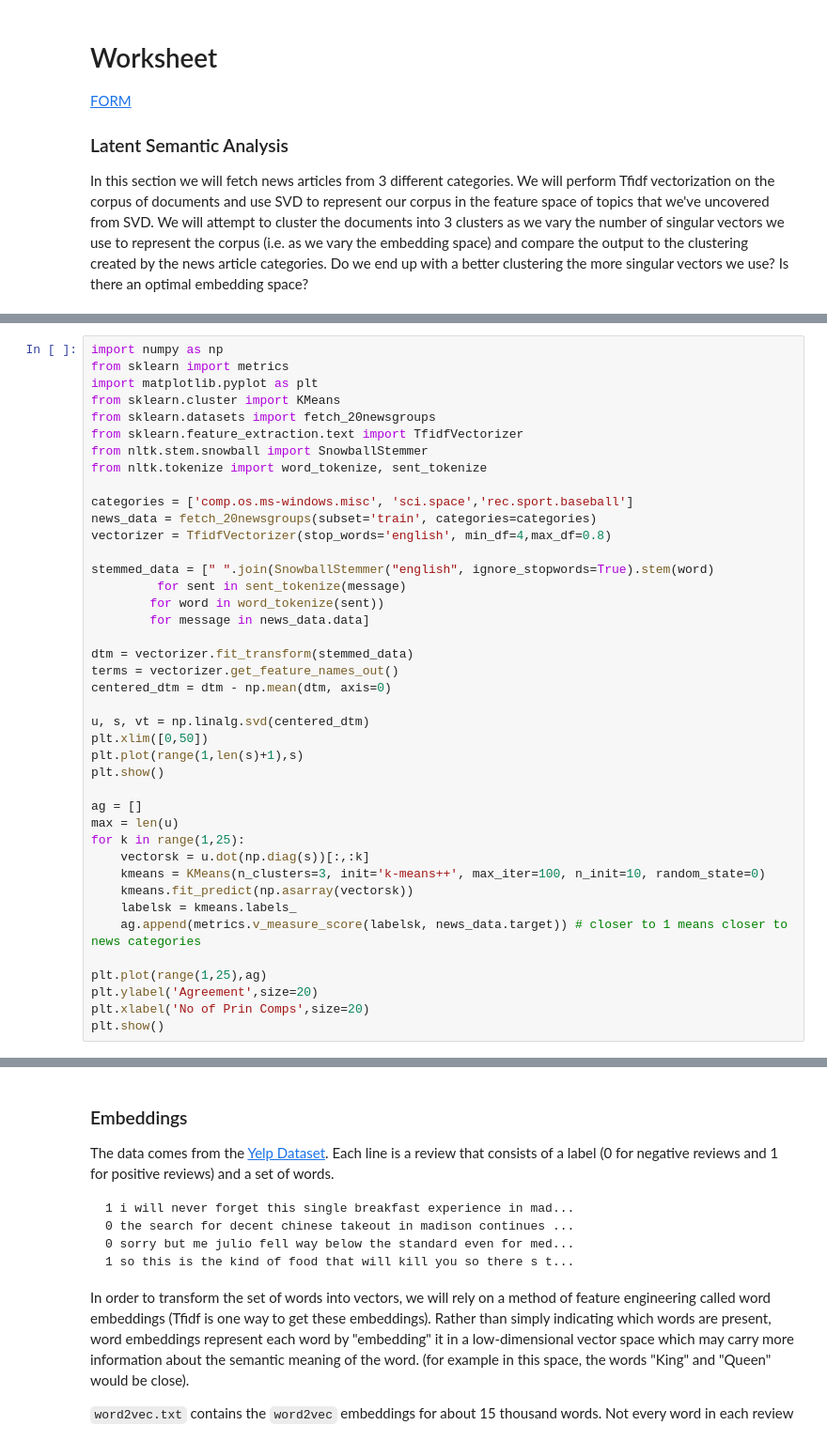
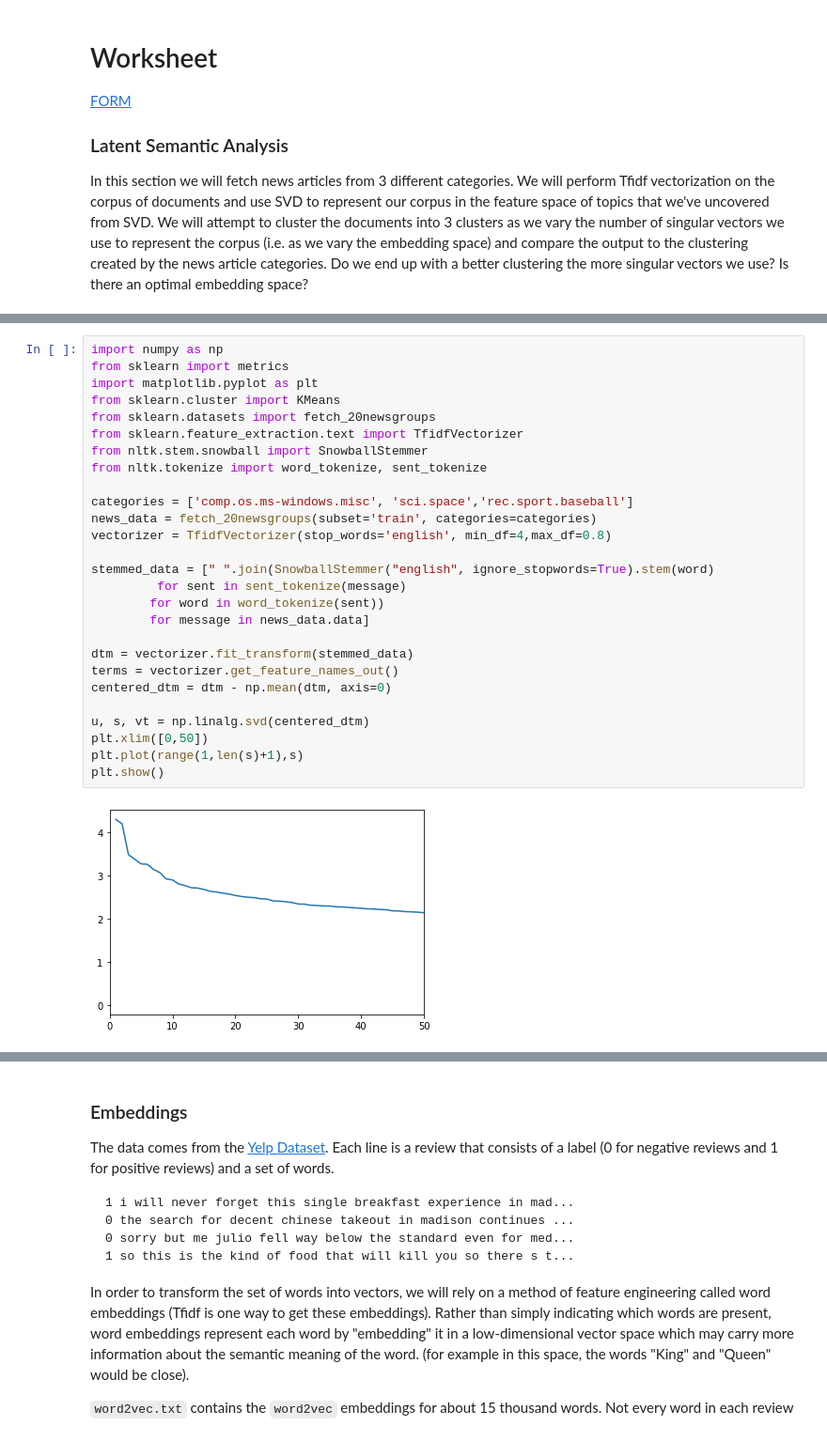
Before and after one commit to gallettilance/CS506-Fall2024, a Jupyter notebook: lecture_08/worksheet_08.ipynb, the cells around one changed output, grey strips where cells are left out. Shown at 94% size. Cells and saved outputs as stored; diff of their text form.

```diff
--- a/lecture_08/worksheet_08.ipynb
+++ b/lecture_08/worksheet_08.ipynb
@@ -9,41 +17,29 @@ In this section we will fetch news articles from 3 different categories. We will
 # %%
 import numpy as np
 from sklearn import metrics
 import matplotlib.pyplot as plt
 from sklearn.cluster import KMeans
 from sklearn.datasets import fetch_20newsgroups
 from sklearn.feature_extraction.text import TfidfVectorizer
 from nltk.stem.snowball import SnowballStemmer
 from nltk.tokenize import word_tokenize, sent_tokenize
 
 categories = ['comp.os.ms-windows.misc', 'sci.space','rec.sport.baseball']
 news_data = fetch_20newsgroups(subset='train', categories=categories)
 vectorizer = TfidfVectorizer(stop_words='english', min_df=4,max_df=0.8)
 
 stemmed_data = [" ".join(SnowballStemmer("english", ignore_stopwords=True).stem(word)
          for sent in sent_tokenize(message)
         for word in word_tokenize(sent))
         for message in news_data.data]
 
 dtm = vectorizer.fit_transform(stemmed_data)
 terms = vectorizer.get_feature_names_out()
 centered_dtm = dtm - np.mean(dtm, axis=0)
 
 u, s, vt = np.linalg.svd(centered_dtm)
 plt.xlim([0,50])
 plt.plot(range(1,len(s)+1),s)
 plt.show()
-
-ag = []
-max = len(u)
-for k in range(1,25):
-    vectorsk = u.dot(np.diag(s))[:,:k]
-    kmeans = KMeans(n_clusters=3, init='k-means++', max_iter=100, n_init=10, random_state=0)
-    kmeans.fit_predict(np.asarray(vectorsk))
-    labelsk = kmeans.labels_
-    ag.append(metrics.v_measure_score(labelsk, news_data.target)) # closer to 1 means closer to news categories
-
-plt.plot(range(1,25),ag)
-plt.ylabel('Agreement',size=20)
-plt.xlabel('No of Prin Comps',size=20)
-plt.show()
+# %% [output]
+[figure, added]
```
Also changed, not shown: parts of 2 cells of this notebook, 1 other file.
